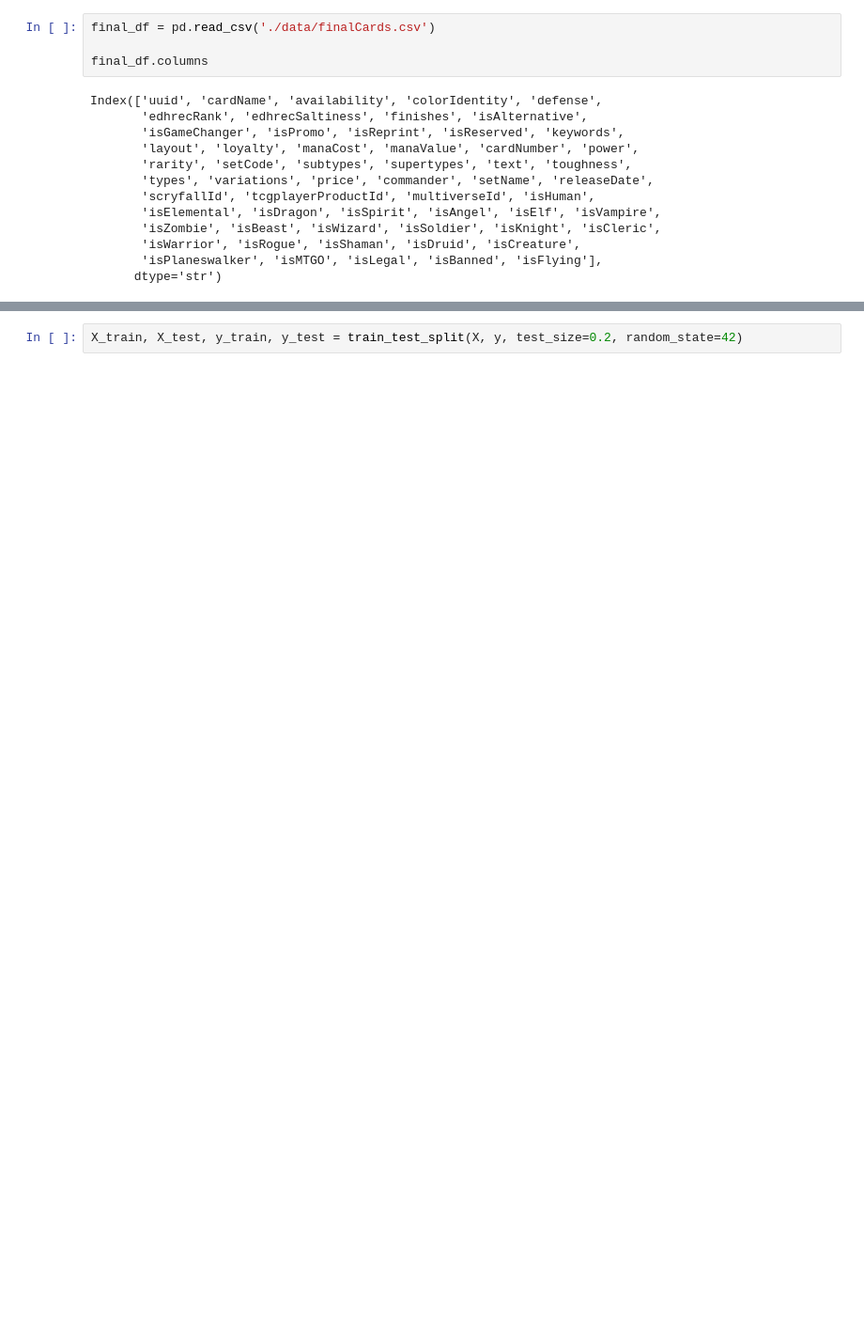
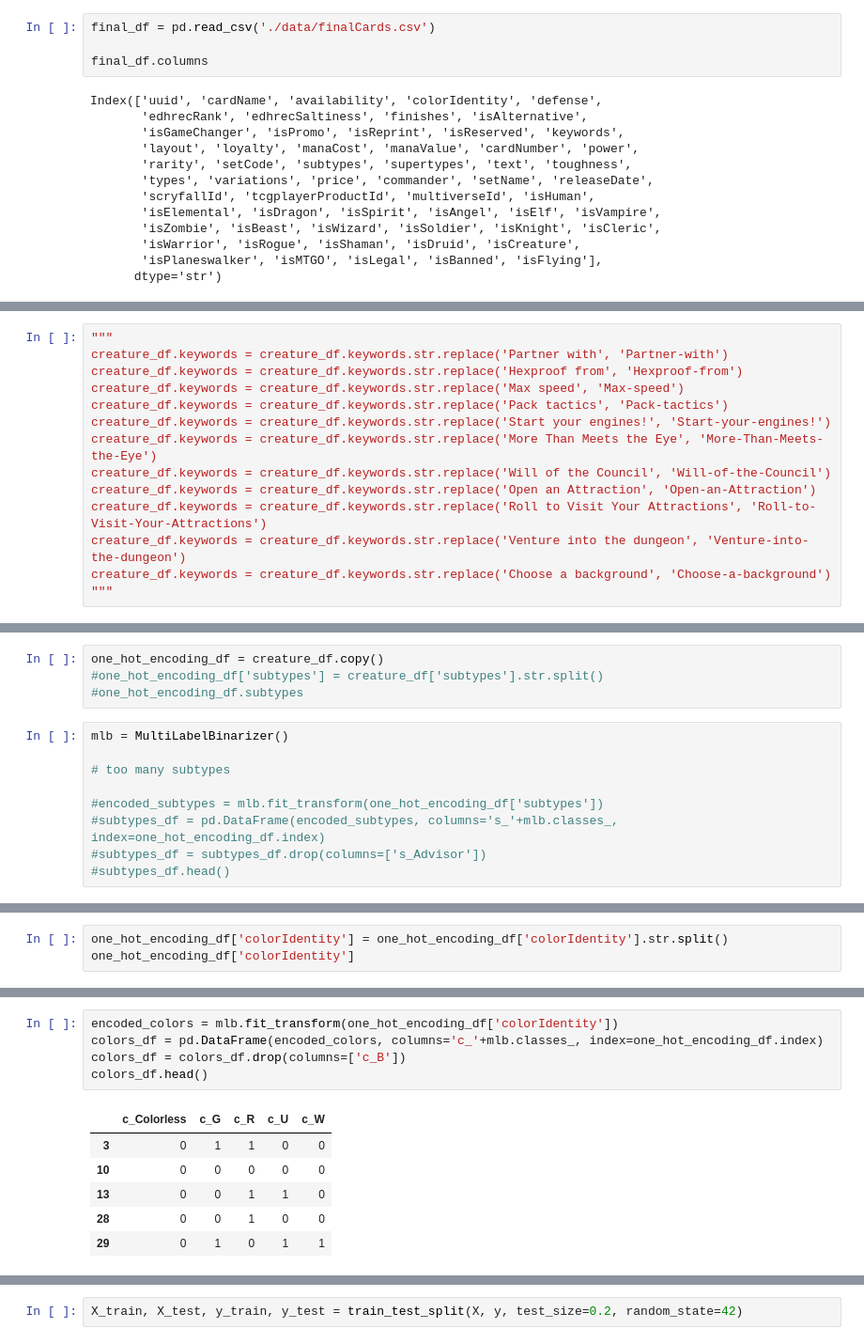
Before and after one commit to janelmjackson/understanding-mtg-card-value-through-ml, a Jupyter notebook: mtgjson_knn_reg.ipynb, the cells around one changed output, grey strips where cells are left out. Shown at 94% size. Saved outputs shown, nothing was run; the diff lists cells and outputs as text; blank space fills up the shorter version.

```diff
--- a/mtgjson_knn_reg.ipynb
+++ b/mtgjson_knn_reg.ipynb
@@ -60,0 +83,14 @@ for col in creature_dummies_before:
+# %%
+"""
+creature_df.keywords = creature_df.keywords.str.replace('Partner with', 'Partner-with')
+creature_df.keywords = creature_df.keywords.str.replace('Hexproof from', 'Hexproof-from')
+creature_df.keywords = creature_df.keywords.str.replace('Max speed', 'Max-speed')
+creature_df.keywords = creature_df.keywords.str.replace('Pack tactics', 'Pack-tactics')
+creature_df.keywords = creature_df.keywords.str.replace('Start your engines!', 'Start-your-engines!')
+creature_df.keywords = creature_df.keywords.str.replace('More Than Meets the Eye', 'More-Than-Meets-the-Eye')
+creature_df.keywords = creature_df.keywords.str.replace('Will of the Council', 'Will-of-the-Council')
+creature_df.keywords = creature_df.keywords.str.replace('Open an Attraction', 'Open-an-Attraction')
+creature_df.keywords = creature_df.keywords.str.replace('Roll to Visit Your Attractions', 'Roll-to-Visit-Your-Attractions')
+creature_df.keywords = creature_df.keywords.str.replace('Venture into the dungeon', 'Venture-into-the-dungeon')
+creature_df.keywords = creature_df.keywords.str.replace('Choose a background', 'Choose-a-background')
+"""
@@ -60,0 +130,13 @@ for col in creature_dummies_before:
+# %%
+one_hot_encoding_df = creature_df.copy()
+#one_hot_encoding_df['subtypes'] = creature_df['subtypes'].str.split()
+#one_hot_encoding_df.subtypes
+# %%
+mlb = MultiLabelBinarizer()
+
+# too many subtypes
+
+#encoded_subtypes = mlb.fit_transform(one_hot_encoding_df['subtypes'])
+#subtypes_df = pd.DataFrame(encoded_subtypes, columns='s_'+mlb.classes_, index=one_hot_encoding_df.index)
+#subtypes_df = subtypes_df.drop(columns=['s_Advisor'])
+#subtypes_df.head()
@@ -60,0 +170,3 @@ for col in creature_dummies_before:
+# %%
+one_hot_encoding_df['colorIdentity'] = one_hot_encoding_df['colorIdentity'].str.split()
+one_hot_encoding_df['colorIdentity']
@@ -60,0 +186,12 @@ for col in creature_dummies_before:
+# %%
+encoded_colors = mlb.fit_transform(one_hot_encoding_df['colorIdentity'])
+colors_df = pd.DataFrame(encoded_colors, columns='c_'+mlb.classes_, index=one_hot_encoding_df.index)
+colors_df = colors_df.drop(columns=['c_B'])
+colors_df.head()
+# %% [output]
+|  | c_Colorless | c_G | c_R | c_U | c_W |
+| 3 | 0 | 1 | 1 | 0 | 0 |
+| 10 | 0 | 0 | 0 | 0 | 0 |
+| 13 | 0 | 0 | 1 | 1 | 0 |
+| 28 | 0 | 0 | 1 | 0 | 0 |
+| 29 | 0 | 1 | 0 | 1 | 1 |
```
Also changed, not shown: parts of 35 cells of this notebook.
